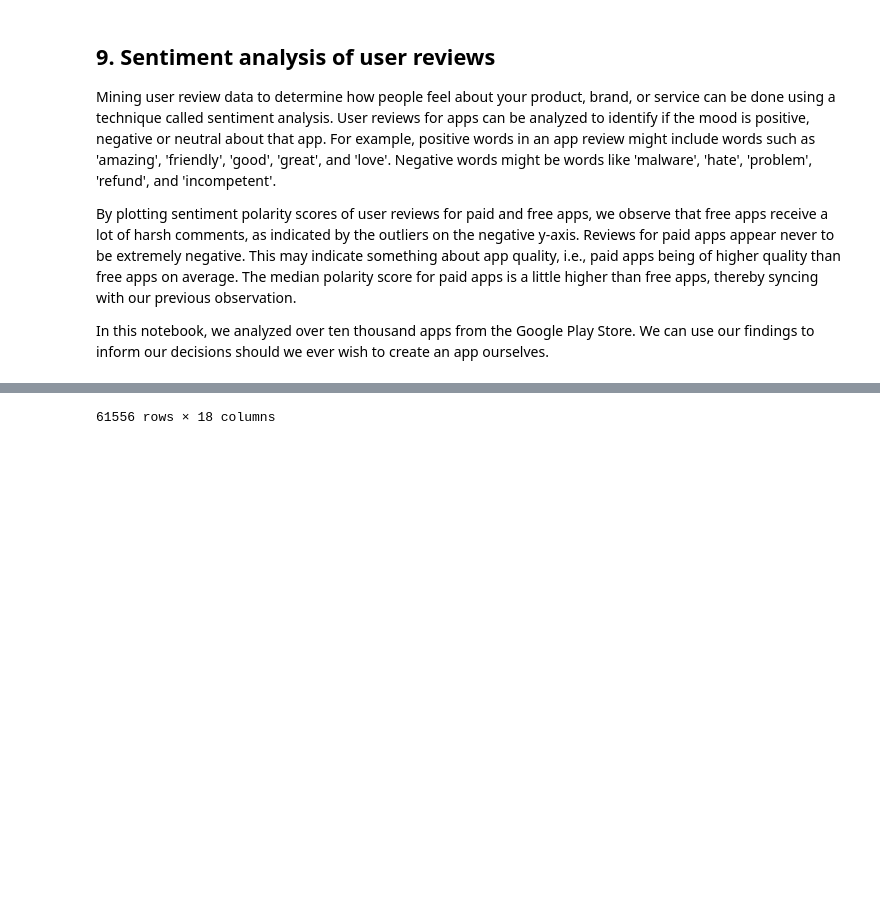
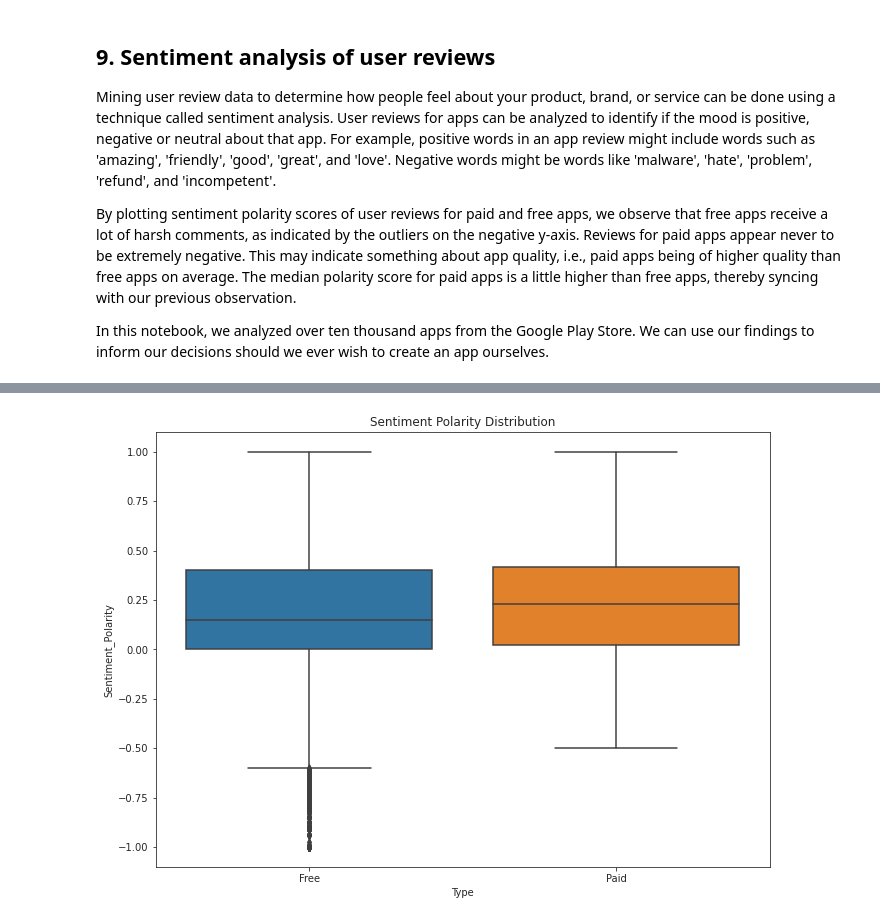
Before and after one commit to Sankalp679/SHALA, a Jupyter notebook: DataCamp_Projects/The-Android-App-Market-on-Google-Play/notebook.ipynb, the cells around one changed output, grey strips where cells are left out. Drawn from its saved outputs; the diff is of its cells as text; code cells hidden in the pictures; blank space fills up the shorter version.

```diff
--- a/DataCamp_Projects/The-Android-App-Market-on-Google-Play/notebook.ipynb
+++ b/DataCamp_Projects/The-Android-App-Market-on-Google-Play/notebook.ipynb
@@ -256,6 +273,7 @@ fig, ax = plt.subplots()
 fig.set_size_inches(11, 8)
 
 # # User review sentiment polarity for paid vs. free apps
-ax = sns.boxplot(x = ..., y = ..., data = ...)
+ax = sns.boxplot(x ='Type', y ='Sentiment_Polarity', data = merged_df)
 ax.set_title('Sentiment Polarity Distribution')
+plt.show()
 # %% [output]
@@ -279 +280 @@ ax.set_title('Sentiment Polarity Distribution')
-61556 rows × 18 columns
+[figure, added]
```
Also changed, not shown: parts of 7 cells of this notebook.
